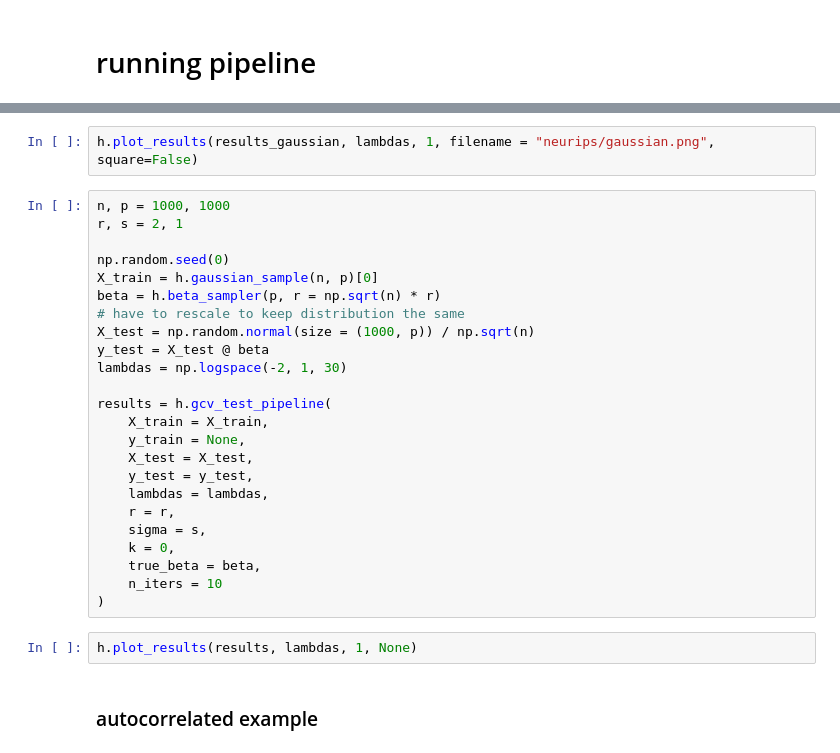
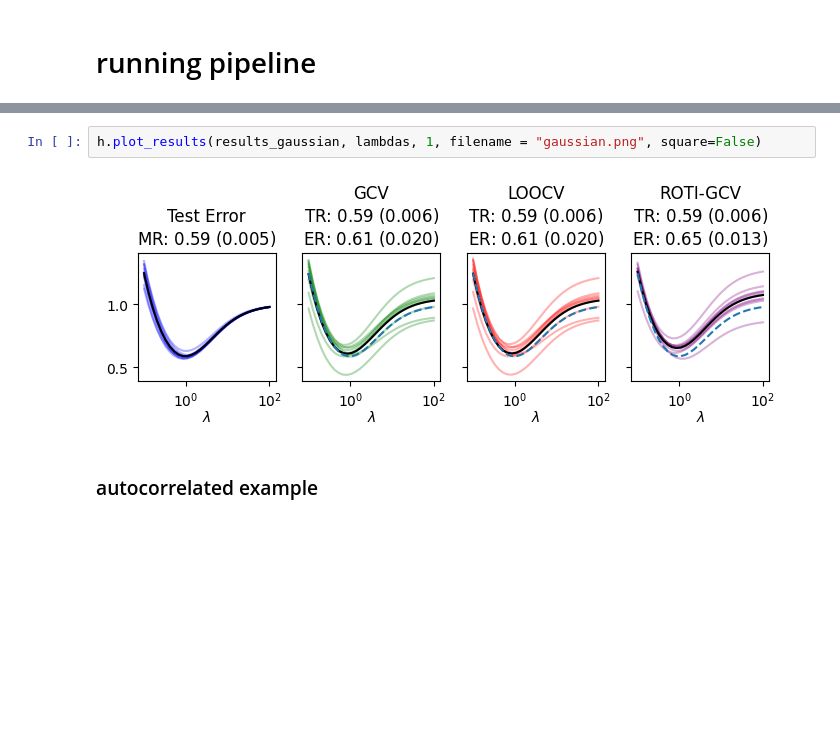
Before and after one commit to kevinzluo/rot-inv-gcv, a Jupyter notebook: aligned_gcv_pipeline.ipynb, the cells around one changed output, grey strips where cells are left out. Drawn from its saved outputs; the diff is of its cells as text; blank space fills up the shorter version.

```diff
--- a/aligned_gcv_pipeline.ipynb
+++ b/aligned_gcv_pipeline.ipynb
@@ -47,31 +67,7 @@ h.plot_results(results_gaussian, lambdas, 1, filename = "neurips/gaussian-square
 # %%
-h.plot_results(results_gaussian, lambdas, 1, filename = "neurips/gaussian.png", square=False)
+h.plot_results(results_gaussian, lambdas, 1, filename = "gaussian.png", square=False)
+# %% [output]
+[figure, added]
-# %%
-n, p = 1000, 1000
-r, s = 2, 1
-
-np.random.seed(0)
-X_train = h.gaussian_sample(n, p)[0]
-beta = h.beta_sampler(p, r = np.sqrt(n) * r)
-# have to rescale to keep distribution the same
-X_test = np.random.normal(size = (1000, p)) / np.sqrt(n)
-y_test = X_test @ beta
-lambdas = np.logspace(-2, 1, 30)
-
-results = h.gcv_test_pipeline(
-    X_train = X_train,
-    y_train = None,
-    X_test = X_test,
-    y_test = y_test,
-    lambdas = lambdas,
-    r = r,
-    sigma = s,
-    k = 0,
-    true_beta = beta,
-    n_iters = 10
-)
-# %%
-h.plot_results(results, lambdas, 1, None)
 # %% [markdown]
 ### autocorrelated example
 # %%
```
Also changed, not shown: parts of 27 cells of this notebook, 15 other files.
